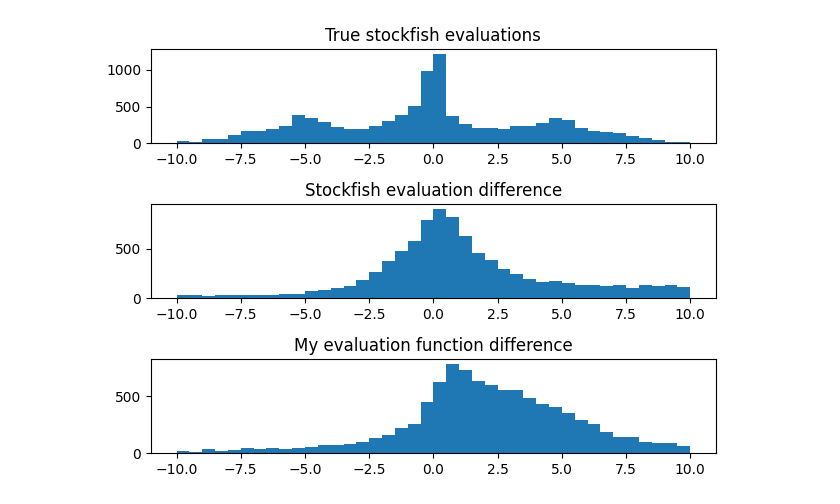
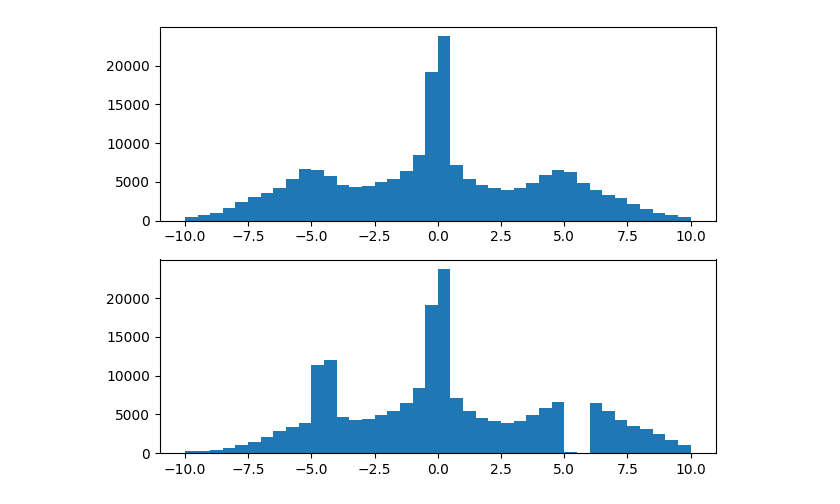
Before and after one commit to lukebeddow/chess, a Jupyter notebook: python/explore_data.ipynb, the cells around one changed output. Saved outputs shown, nothing was run; the diff lists cells and outputs as text; code cells hidden in the pictures.

```diff
--- a/python/explore_data.ipynb
+++ b/python/explore_data.ipynb
@@ -175,0 +912,4 @@ Loading file /home/luke/chess/python/gamedata/samples/random_n=4096_sample_147.l
+# %%
+fig, axs = plt.subplots(1, 1)
+axs.hist(data_sf.numpy(), bins=50)
+plt.show()
@@ -176,3 +918,14 @@ Loading file /home/luke/chess/python/gamedata/samples/random_n=4096_sample_147.l
+# %%
+shuffle_dataset = True
+
+if shuffle_dataset:
+
+  old_dataset_name = "dataset_v5_and_kaggle"
+  new_datase_name = "datasetv6"
+  dataset_ind = 159
+
+  dataloader = ModelSaver(f"/home/luke/chess/python/datasets/{dataset_name}")
+  boards, evals, sq_evals = dataloader.load("data_torch", id=dataset_ind)
 # %%
 def normalise_data(data, factors, clip=None):
   """
@@ -491,12 +1267,24 @@ The average difference from 10000 samples is u=3.633 s=4.479, stockfish average
 # %%
-fig, axs = plt.subplots(3, 1)
-axs[0].hist(sf_vec, bins=40, range=(-10, 10))
-axs[1].hist(diff_sf, bins=40, range=(-10, 10))
-axs[2].hist(diff_my, bins=40, range=(-10, 10))
-axs[0].set_title("True stockfish evaluations")
-axs[1].set_title("Stockfish evaluation difference")
-axs[2].set_title("My evaluation function difference")
+np_evals = evals.detach().to("cpu").numpy()
+shifted_evals = np.copy(np_evals)
+shifted_evals[np.abs(np_evals) > 5] = 10 - shifted_evals[np.abs(np_evals) > 5]
+
+fig, axs = plt.subplots(2, 1)
+axs[0].hist(np_evals, bins=40, range=(-10, 10))
+axs[1].hist(shifted_evals, bins=40, range=(-10, 10))
+# axs[0][0].hist(sf_vec, bins=40, range=(-10, 10))
+# axs[1][0].hist(sf_pred_vec, bins=40, range=(-10, 10))
+# axs[2][0].hist(diff_sf, bins=40, range=(-10, 10))
+# axs[0][1].hist(my_vec, bins=40, range=(-10, 10))
+# axs[1][1].hist(my_pred_vec, bins=40, range=(-10, 10))
+# axs[2][1].hist(diff_my, bins=40, range=(-10, 10))
+# axs[0][0].set_title("True stockfish evaluations")
+# axs[1][0].set_title("Stockfish predictions")
+# axs[2][0].set_title("Stockfish evaluation difference")
+# axs[0][1].set_title("True my evaluations")
+# axs[1][1].set_title("My evaluation predictions")
+# axs[2][1].set_title("My evaluation function difference")
 fig.tight_layout()
 plt.show()
 # %% [output]
-[figure, old version]
+[figure, new version]
```
Also changed, not shown: parts of 13 cells of this notebook, 10 other files.
